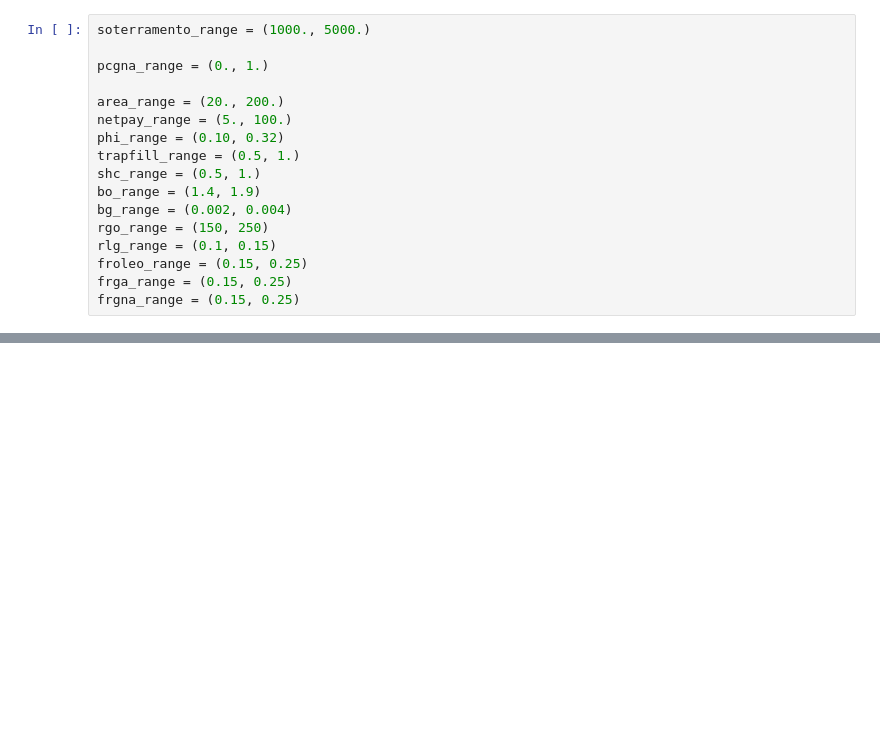
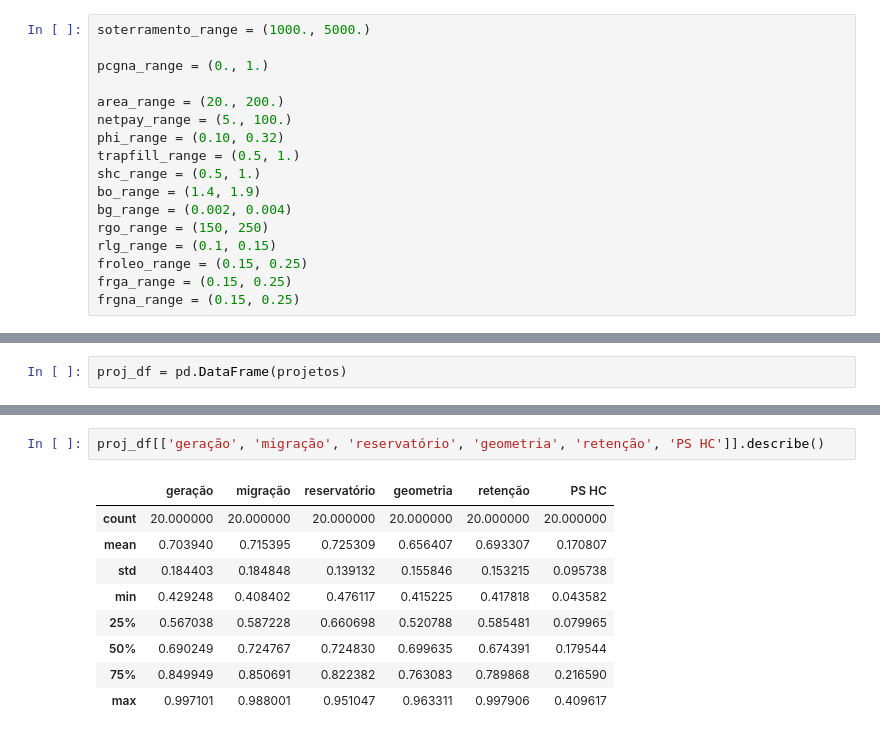
Before and after one commit to joaoweissmann/DRSP-B, a Jupyter notebook: synthetic_instance_generator.ipynb, the cells around one changed output, grey strips where cells are left out. Drawn from its saved outputs; the diff is of its cells as text; blank space fills up the shorter version.

```diff
--- a/synthetic_instance_generator.ipynb
+++ b/synthetic_instance_generator.ipynb
@@ -266,0 +404,2 @@ plays_completo
+# %%
+proj_df = pd.DataFrame(projetos)
@@ -266,0 +416,12 @@ plays_completo
+# %%
+proj_df[['geração', 'migração', 'reservatório', 'geometria', 'retenção', 'PS HC']].describe()
+# %% [output]
+|  | geração | migração | reservatório | geometria | retenção | PS HC |
+| count | 20.000000 | 20.000000 | 20.000000 | 20.000000 | 20.000000 | 20.000000 |
+| mean | 0.703940 | 0.715395 | 0.725309 | 0.656407 | 0.693307 | 0.170807 |
+| std | 0.184403 | 0.184848 | 0.139132 | 0.155846 | 0.153215 | 0.095738 |
+| min | 0.429248 | 0.408402 | 0.476117 | 0.415225 | 0.417818 | 0.043582 |
+| 25% | 0.567038 | 0.587228 | 0.660698 | 0.520788 | 0.585481 | 0.079965 |
+| 50% | 0.690249 | 0.724767 | 0.724830 | 0.699635 | 0.674391 | 0.179544 |
+| 75% | 0.849949 | 0.850691 | 0.822382 | 0.763083 | 0.789868 | 0.216590 |
+| max | 0.997101 | 0.988001 | 0.951047 | 0.963311 | 0.997906 | 0.409617 |
```
Also changed, not shown: parts of 18 cells of this notebook.
